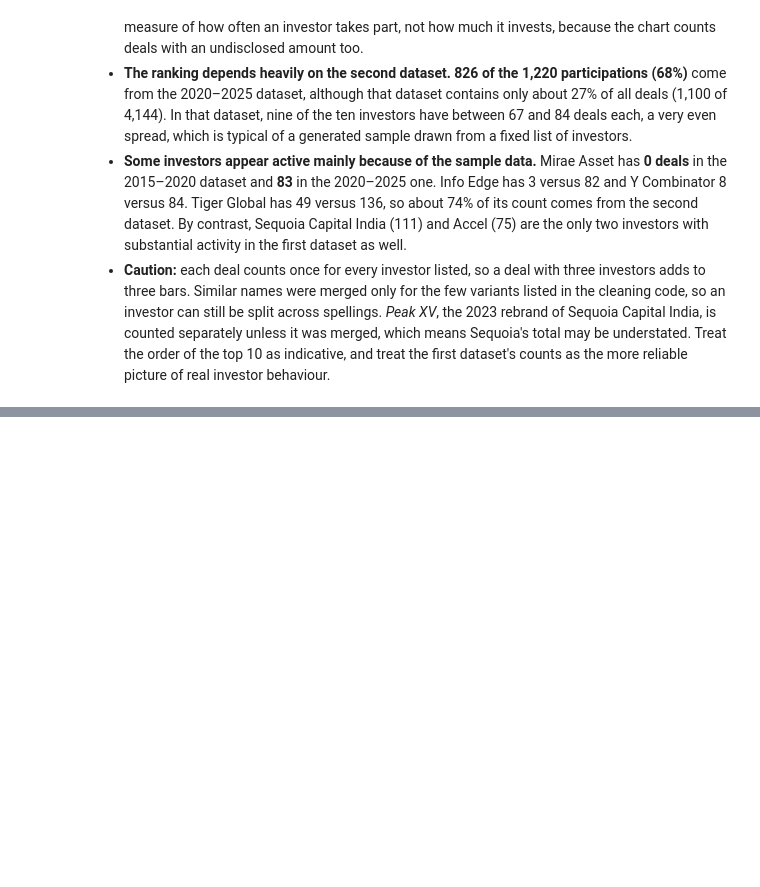
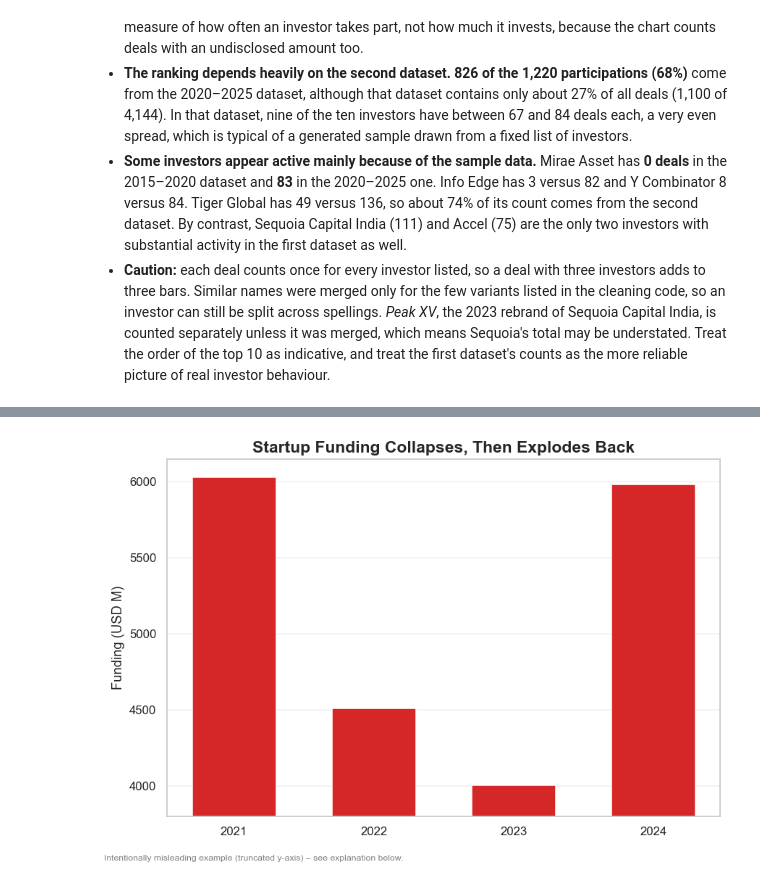
Before and after one commit to srinithi-karunakaran/india-startup-funding-analysis, a Jupyter notebook: startup_funding_analysis.ipynb, the cells around one changed output, grey strips where cells are left out. Drawn from its saved outputs; the diff is of its cells as text; code cells hidden in the pictures; blank space fills up the shorter version.

Commit message:
Added misleading chart and its corrected version

```diff
--- a/startup_funding_analysis.ipynb
+++ b/startup_funding_analysis.ipynb
@@ -1347,0 +1361,18 @@ display(tbl)
+# %%
+# Full years from the second dataset (2025 is partial, so it is excluded)
+mis = yearly.loc[2021:2024, "Funding_M"]
+Y_START = 3800            # deliberately NOT zero
+
+fig, ax = plt.subplots(figsize=(8, 5.5))
+ax.bar(mis.index.astype(str), mis.values, color="#d62728", width=0.6)
+ax.set_ylim(Y_START, mis.max() * 1.02)
+ax.set_ylabel("Funding (USD M)")
+ax.set_title("Startup Funding Collapses, Then Explodes Back", fontsize=15, fontweight="bold")
+ax.grid(axis="y", alpha=0.3)
+ax.grid(axis="x", visible=False)
+fig.text(0.01, 0.01, "Intentionally misleading example (truncated y-axis) – see explanation below.",
+         fontsize=8, color="gray")
+plt.tight_layout(rect=(0, 0.03, 1, 1))
+plt.show()
+# %% [output]
+[figure, added]
```
Also changed, not shown: parts of 6 cells of this notebook.
